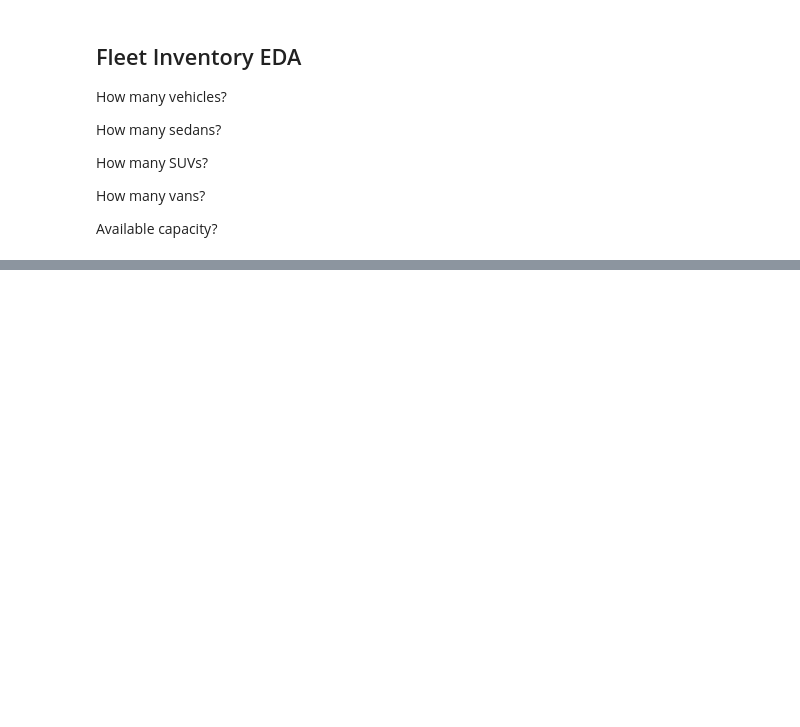
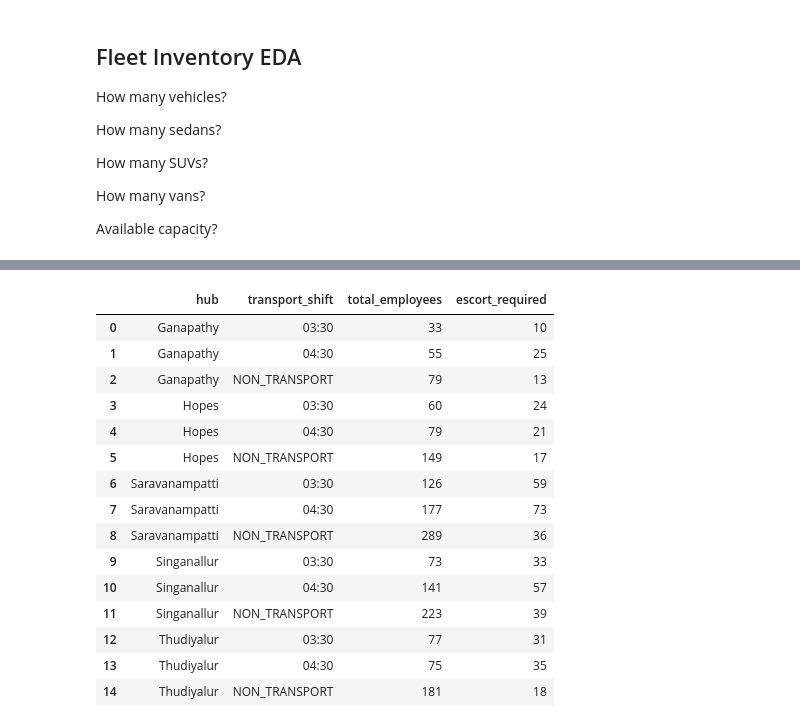
Before and after one commit to jeevak2013/workforce-mobility-digital-twin, a Jupyter notebook: src/allocation/cab_allocation_eda.ipynb, the cells around one changed output, grey strips where cells are left out. Drawn from its saved outputs; the diff is of its cells as text; code cells hidden in the pictures; blank space fills up the shorter version.

```diff
--- a/src/allocation/cab_allocation_eda.ipynb
+++ b/src/allocation/cab_allocation_eda.ipynb
@@ -227,0 +376,5 @@ demand_df
+# %%
+employees_df = pd.read_csv(
+    r'D:\mlprojects\trns_proj\data\employees_after_churn.csv'
+)
+employees_df.head(5)
@@ -227,0 +420,40 @@ demand_df
+# %%
+escort_df = (
+    employees_df
+    .groupby(
+        [
+            "hub",
+            "transport_shift"
+        ]
+    )
+    .agg(
+        total_employees=(
+            "employee_id",
+            "count"
+        ),
+        escort_required=(
+            "requires_security_escort",
+            "sum"
+        )
+    )
+    .reset_index()
+)
+
+escort_df
+# %% [output]
+|  | hub | transport_shift | total_employees | escort_required |
+| 0 | Ganapathy | 03:30 | 33 | 10 |
+| 1 | Ganapathy | 04:30 | 55 | 25 |
+| 2 | Ganapathy | NON_TRANSPORT | 79 | 13 |
+| 3 | Hopes | 03:30 | 60 | 24 |
+| 4 | Hopes | 04:30 | 79 | 21 |
+| 5 | Hopes | NON_TRANSPORT | 149 | 17 |
+| 6 | Saravanampatti | 03:30 | 126 | 59 |
+| 7 | Saravanampatti | 04:30 | 177 | 73 |
+| 8 | Saravanampatti | NON_TRANSPORT | 289 | 36 |
+| 9 | Singanallur | 03:30 | 73 | 33 |
+| 10 | Singanallur | 04:30 | 141 | 57 |
+| 11 | Singanallur | NON_TRANSPORT | 223 | 39 |
+| 12 | Thudiyalur | 03:30 | 77 | 31 |
+| 13 | Thudiyalur | 04:30 | 75 | 35 |
+| 14 | Thudiyalur | NON_TRANSPORT | 181 | 18 |
```
Also changed, not shown: parts of 19 cells of this notebook, 2 other files.
